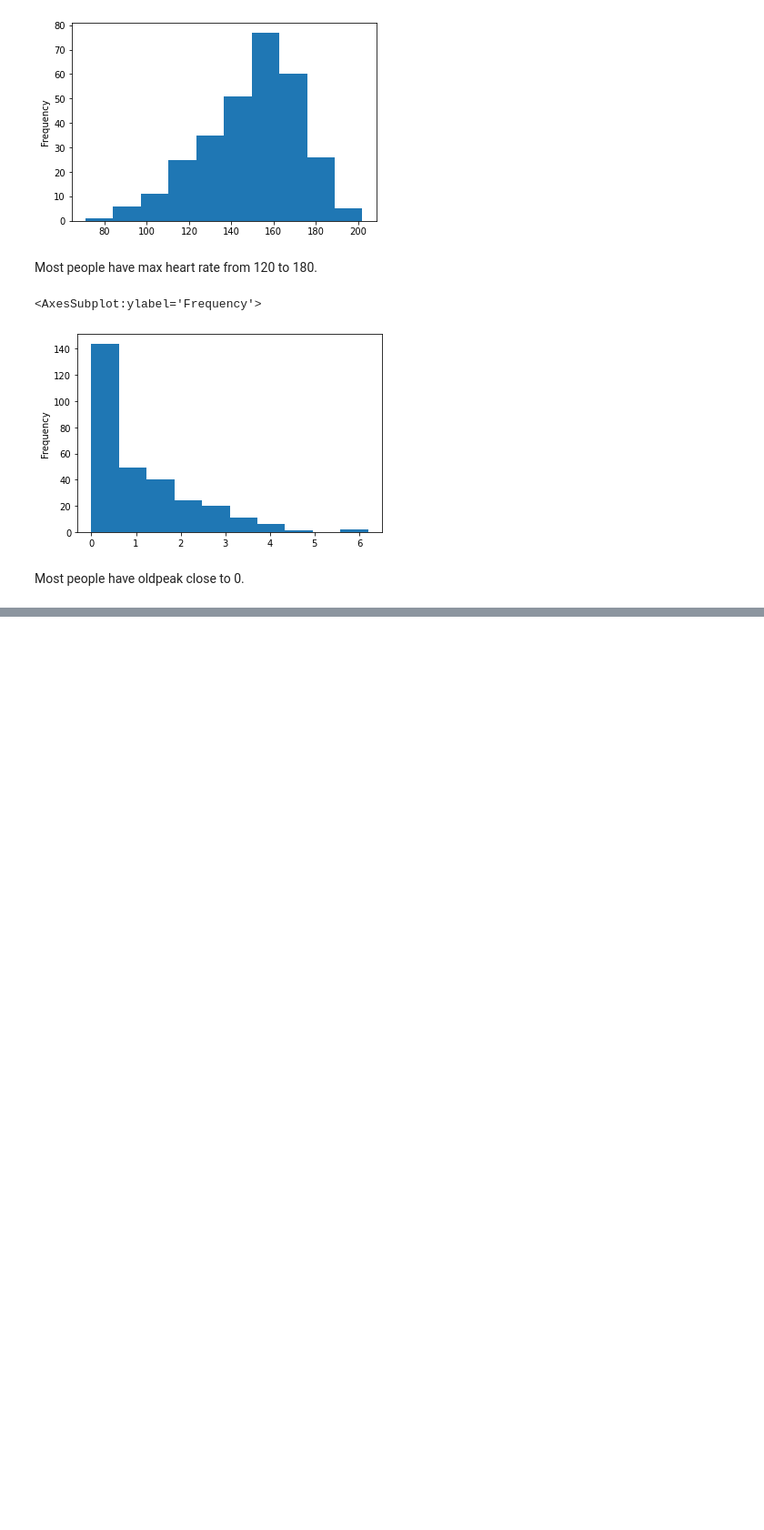
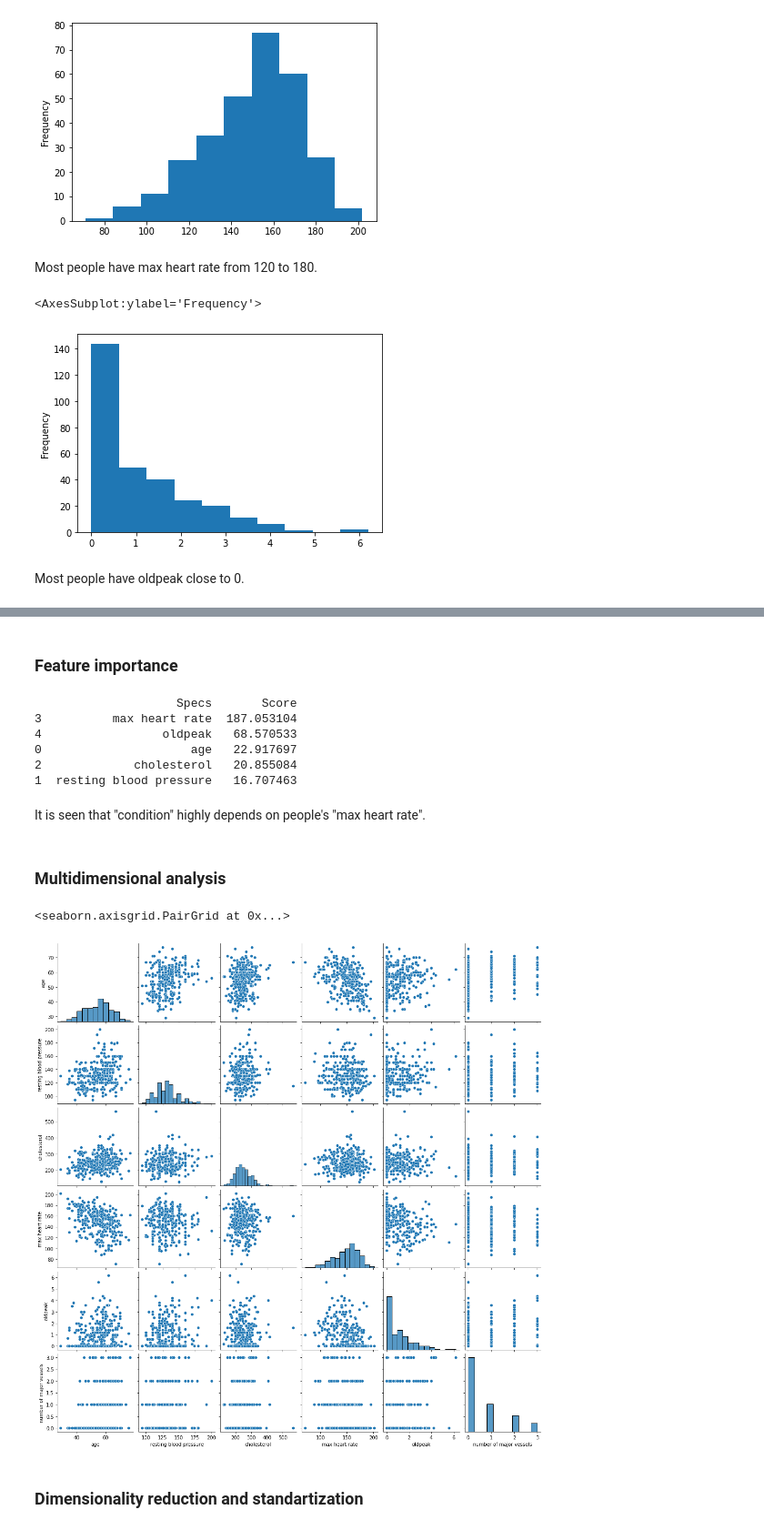
Before and after one commit to made-mlops-2022/alexander_gamarnik, a Jupyter notebook: notebooks/EDA.ipynb, the cells around one changed output, grey strips where cells are left out. Shown at 91% size. Drawn from its saved outputs; the diff is of its cells as text; code cells hidden in the pictures; blank space fills up the shorter version.

```diff
--- a/notebooks/EDA.ipynb
+++ b/notebooks/EDA.ipynb
@@ -315,0 +333,2 @@ Most people have oldpeak close to 0.
+# %% [markdown]
+### Feature importance
@@ -315,0 +338,30 @@ Most people have oldpeak close to 0.
+# %%
+X = df[["age", "resting blood pressure", "cholesterol", "max heart rate", "oldpeak"]]
+y = df.iloc[:, -1]
+
+bestfeatures = SelectKBest(score_func = chi2, k = 'all')
+fit = bestfeatures.fit(X, y)
+dfscores = pd.DataFrame(fit.scores_)
+dfcolumns = pd.DataFrame(X.columns)
+
+featureScores = pd.concat([dfcolumns, dfscores], axis = 1)
+featureScores.columns = ['Specs', 'Score']
+print(featureScores.nlargest(10, 'Score'))
+# %% [output]
+                    Specs       Score
+3          max heart rate  187.053104
+4                 oldpeak   68.570533
+0                     age   22.917697
+2             cholesterol   20.855084
+1  resting blood pressure   16.707463
+# %% [markdown]
+It is seen that "condition" highly depends on people's "max heart rate".
+# %% [markdown]
+### Multidimensional analysis
+# %%
+sns.pairplot(df)
+# %% [output]
+<seaborn.axisgrid.PairGrid at 0x...>
+[figure, added]
+# %% [markdown]
+### Dimensionality reduction and standartization
```
Also changed, not shown: parts of 13 cells of this notebook.
